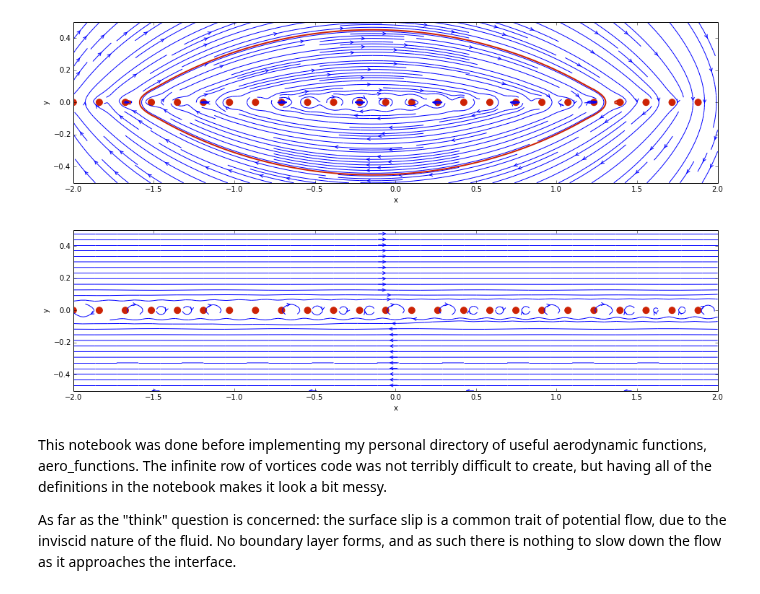
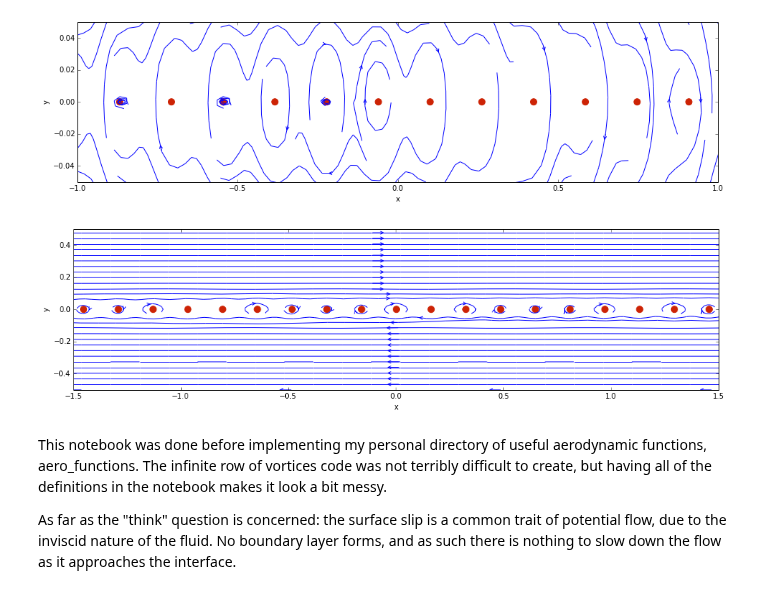
Before and after one commit to cparvini/AeroHydroWork, a Jupyter notebook: Lesson5.ipynb, the cells around one changed output. Saved outputs shown, nothing was run; the diff lists cells and outputs as text; code cells hidden in the pictures.

Commit message:
Made Dr. Barba's changes to L5
Made the changes required by Dr. Barba for Lesson 5: infinite row of
vortices.

```diff
--- a/Lesson5.ipynb
+++ b/Lesson5.ipynb
@@ -161,18 +158,18 @@ u_all, v_all = get_velocity_infinite_vortices(gamma, X, Y, x_vortices)
 # %%
 # plots the velocities and 0-potential for challenge 1
 %matplotlib inline
 
 size = 16
 pyplot.figure(figsize=(size, (y_end-y_start)/(x_end-x_start)*size))
 pyplot.xlabel('x')
 pyplot.ylabel('y')
-pyplot.xlim(x_start, x_end)
-pyplot.ylim(y_start, y_end)
-pyplot.streamplot(X, Y, u, v, density=2, linewidth=1, arrowsize=1, arrowstyle='->')
-pyplot.contour(X, Y, psi, levels=[0.], colors='#CD2305', linewidths=2, linestyles='solid')
+pyplot.xlim(-1.0, 1.0)
+pyplot.ylim(-0.05, 0.05)
+pyplot.streamplot(X, Y, u, v, density=3, linewidth=1, arrowsize=1, arrowstyle='->')
+#pyplot.contour(X, Y, psi, levels=[0.], colors='#CD2305', linewidths=2, linestyles='solid')
 pyplot.scatter(x_vortices, y_vortices, color='#CD2305', s=80, marker='o');
 # %% [output]
-[figure, old version]
+[figure, new version]
 # %%
 # plots the velocities for challenge 2
 %matplotlib inline
@@ -181,13 +178,12 @@ size = 16
 pyplot.figure(figsize=(size, (y_end-y_start)/(x_end-x_start)*size))
 pyplot.xlabel('x')
 pyplot.ylabel('y')
-pyplot.xlim(x_start, x_end)
+pyplot.xlim(-1.5, 1.5)
 pyplot.ylim(y_start, y_end)
 pyplot.streamplot(X, Y, u_all, v_all, density=1, linewidth=1, arrowsize=1, arrowstyle='->')
-#pyplot.contour(X, Y, psi_all, levels=[0.], colors='#CD2305', linewidths=2, linestyles='solid')
-pyplot.scatter(x_vortices, y_vortices, color='#CD2305', s=80, marker='o');
+pyplot.scatter(x_vortices-0.26, y_vortices, color='#CD2305', s=80, marker='o');
 # %% [output]
-[figure, old version]
+[figure, new version]
 # %% [markdown]
 This notebook was done before implementing my personal directory of useful aerodynamic functions, aero_functions. The infinite row of vortices code was not terribly difficult to create, but having all of the definitions in the notebook makes it look a bit messy.
 
```
Also changed, not shown: parts of 2 cells of this notebook.
